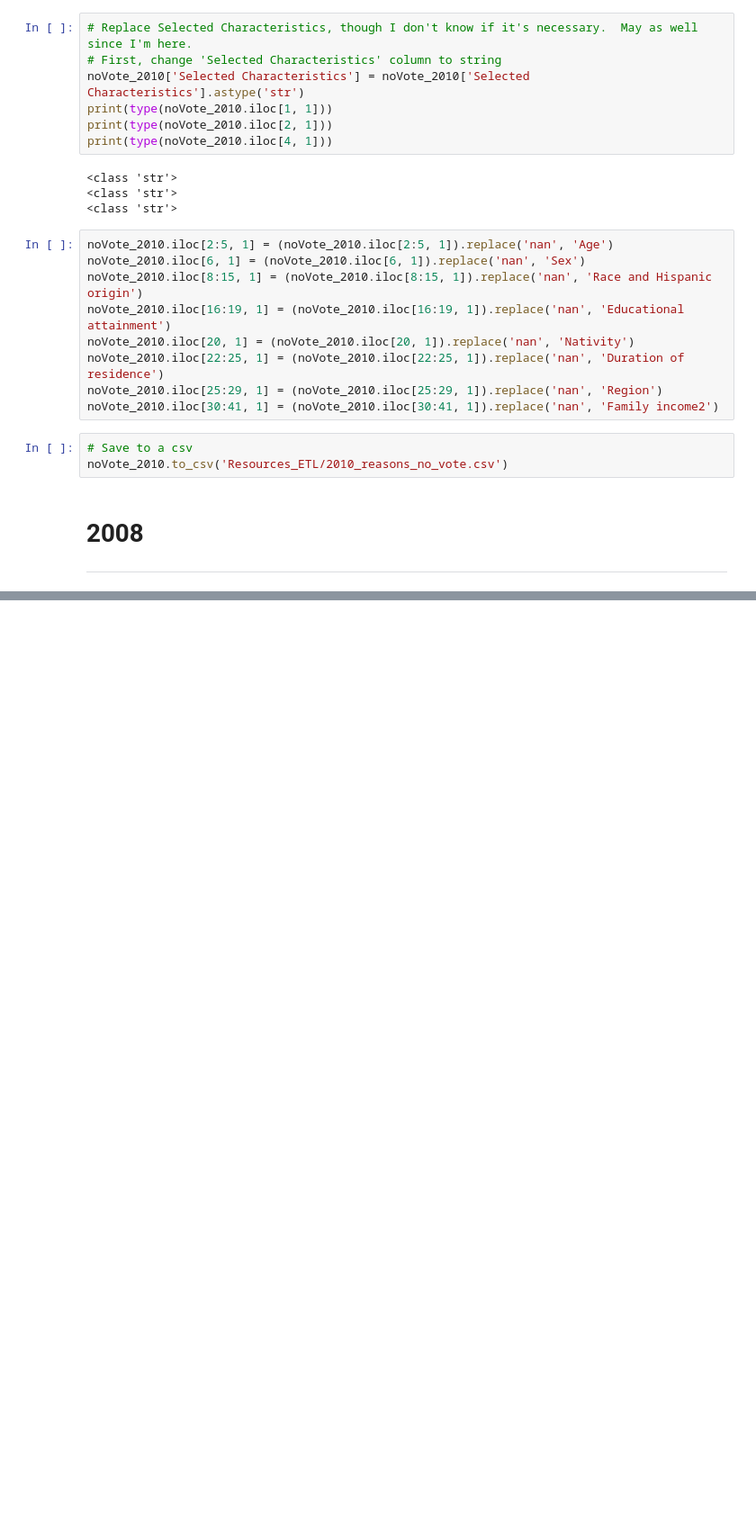
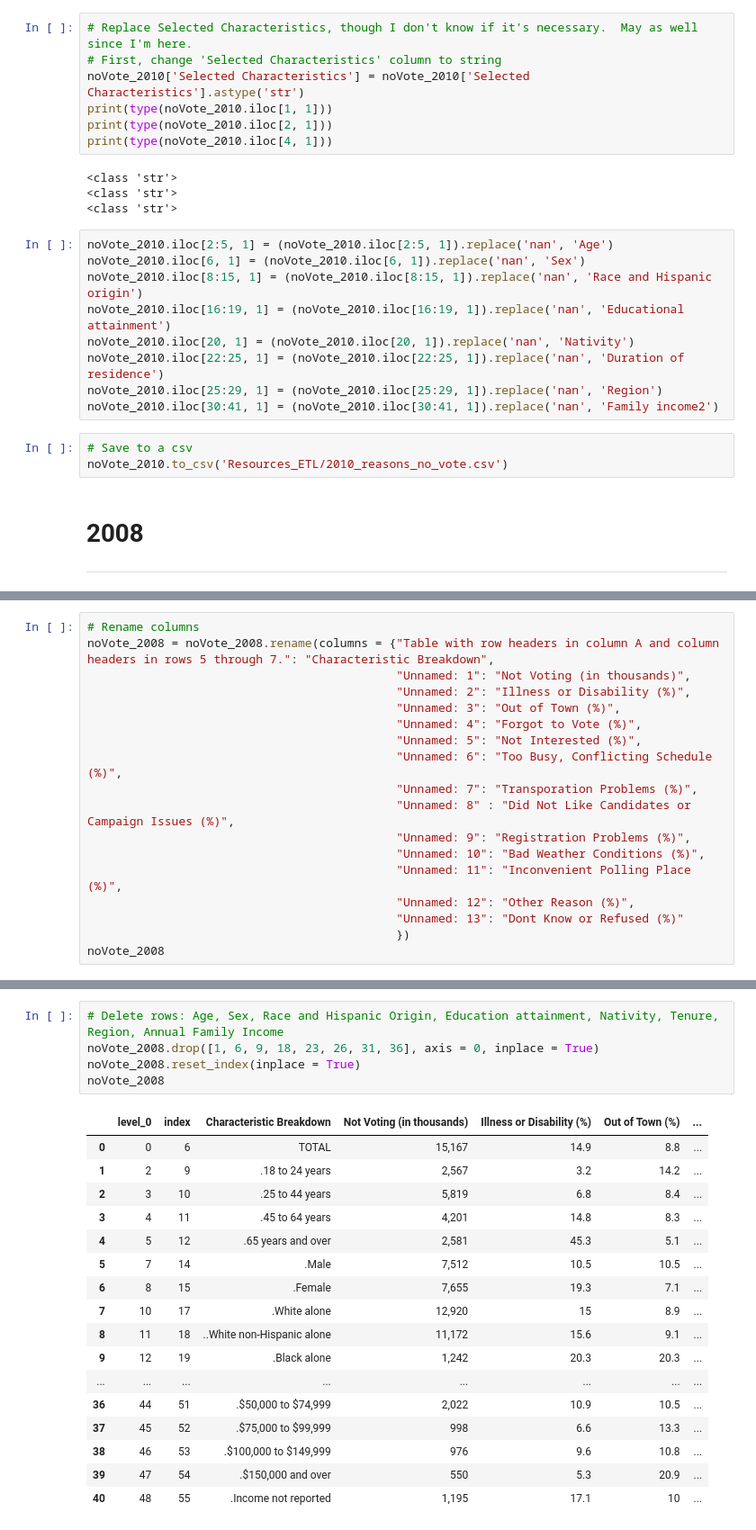
Before and after one commit to VallieTracy/Voter-Registration, a Jupyter notebook: Untitled.ipynb, the cells around one changed output, grey strips where cells are left out. Shown: that part at 90% size. Saved outputs shown, nothing was run; the diff lists cells and outputs as text; blank space fills up the shorter version.

```diff
--- a/Untitled.ipynb
+++ b/Untitled.ipynb
@@ -799,0 +823,18 @@ noVote_2008
+# %%
+# Rename columns
+noVote_2008 = noVote_2008.rename(columns = {"Table with row headers in column A and column headers in rows 5 through 7.": "Characteristic Breakdown",
+                                            "Unnamed: 1": "Not Voting (in thousands)",
+                                            "Unnamed: 2": "Illness or Disability (%)",
+                                            "Unnamed: 3": "Out of Town (%)",
+                                            "Unnamed: 4": "Forgot to Vote (%)",
+                                            "Unnamed: 5": "Not Interested (%)",
+                                            "Unnamed: 6": "Too Busy, Conflicting Schedule (%)",
+                                            "Unnamed: 7": "Transporation Problems (%)",
+                                            "Unnamed: 8" : "Did Not Like Candidates or Campaign Issues (%)",
+                                            "Unnamed: 9": "Registration Problems (%)",
+                                            "Unnamed: 10": "Bad Weather Conditions (%)",
+                                            "Unnamed: 11": "Inconvenient Polling Place (%)",
+                                            "Unnamed: 12": "Other Reason (%)",
+                                            "Unnamed: 13": "Dont Know or Refused (%)"
+                                            })
+noVote_2008
@@ -799,0 +859,23 @@ noVote_2008
+# %%
+# Delete rows: Age, Sex, Race and Hispanic Origin, Education attainment, Nativity, Tenure, Region, Annual Family Income
+noVote_2008.drop([1, 6, 9, 18, 23, 26, 31, 36], axis = 0, inplace = True)
+noVote_2008.reset_index(inplace = True)
+noVote_2008
+# %% [output]
+|  | level_0 | index | Characteristic Breakdown | Not Voting (in thousands) | Illness or Disability (%) | Out of Town (%) | ... |
+| 0 | 0 | 6 | TOTAL | 15,167 | 14.9 | 8.8 | ... |
+| 1 | 2 | 9 | .18 to 24 years | 2,567 | 3.2 | 14.2 | ... |
+| 2 | 3 | 10 | .25 to 44 years | 5,819 | 6.8 | 8.4 | ... |
+| 3 | 4 | 11 | .45 to 64 years | 4,201 | 14.8 | 8.3 | ... |
+| 4 | 5 | 12 | .65 years and over | 2,581 | 45.3 | 5.1 | ... |
+| 5 | 7 | 14 | .Male | 7,512 | 10.5 | 10.5 | ... |
+| 6 | 8 | 15 | .Female | 7,655 | 19.3 | 7.1 | ... |
+| 7 | 10 | 17 | .White alone | 12,920 | 15 | 8.9 | ... |
+| 8 | 11 | 18 | ..White non-Hispanic alone | 11,172 | 15.6 | 9.1 | ... |
+| 9 | 12 | 19 | .Black alone | 1,242 | 20.3 | 20.3 | ... |
+| ... | ... | ... | ... | ... | ... | ... | ... |
+| 36 | 44 | 51 | .$50,000 to $74,999 | 2,022 | 10.9 | 10.5 | ... |
+| 37 | 45 | 52 | .$75,000 to $99,999 | 998 | 6.6 | 13.3 | ... |
+| 38 | 46 | 53 | .$100,000 to $149,999 | 976 | 9.6 | 10.8 | ... |
+| 39 | 47 | 54 | .$150,000 and over | 550 | 5.3 | 20.9 | ... |
+| 40 | 48 | 55 | .Income not reported | 1,195 | 17.1 | 10 | ... |
```
Also changed, not shown: parts of 9 cells of this notebook.
